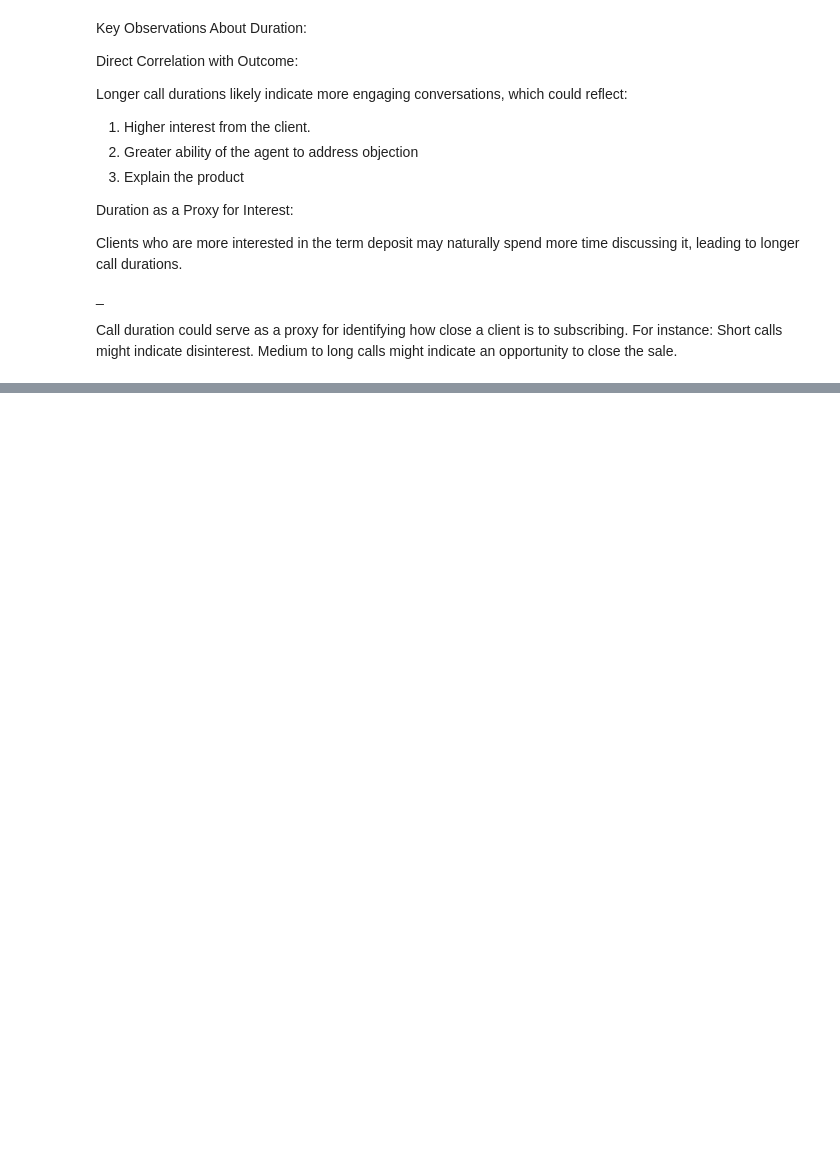
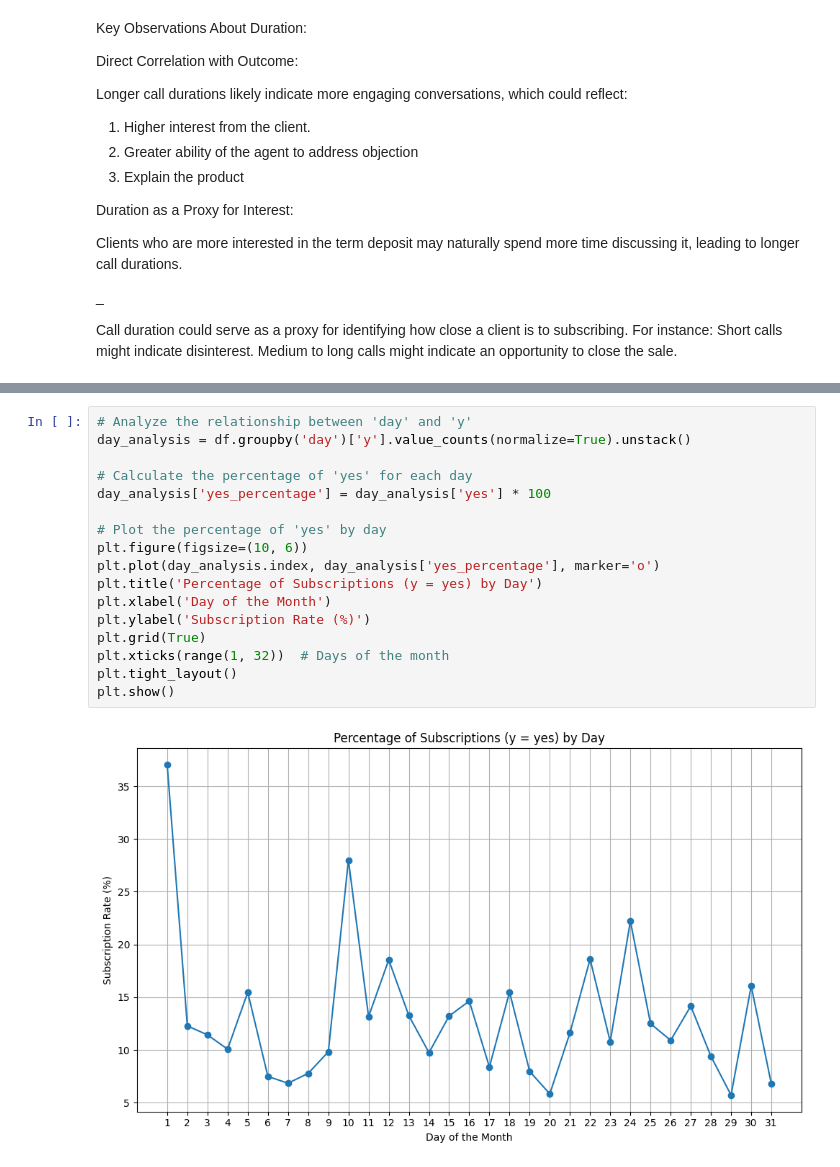
Before and after one commit to viktoruebelhart/uci_bank, a Jupyter notebook: UCI_BANK.ipynb, the cells around one changed output, grey strips where cells are left out. Cells and saved outputs as stored; diff of their text form; blank space fills up the shorter version.

```diff
--- a/UCI_BANK.ipynb
+++ b/UCI_BANK.ipynb
@@ -932,0 +963,19 @@ Medium to long calls might indicate an opportunity to close the sale.
+# %%
+# Analyze the relationship between 'day' and 'y'
+day_analysis = df.groupby('day')['y'].value_counts(normalize=True).unstack()
+
+# Calculate the percentage of 'yes' for each day
+day_analysis['yes_percentage'] = day_analysis['yes'] * 100
+
+# Plot the percentage of 'yes' by day
+plt.figure(figsize=(10, 6))
+plt.plot(day_analysis.index, day_analysis['yes_percentage'], marker='o')
+plt.title('Percentage of Subscriptions (y = yes) by Day')
+plt.xlabel('Day of the Month')
+plt.ylabel('Subscription Rate (%)')
+plt.grid(True)
+plt.xticks(range(1, 32))  # Days of the month
+plt.tight_layout()
+plt.show()
+# %% [output]
+[figure, added]
```
Also changed, not shown: parts of 2 cells of this notebook.
